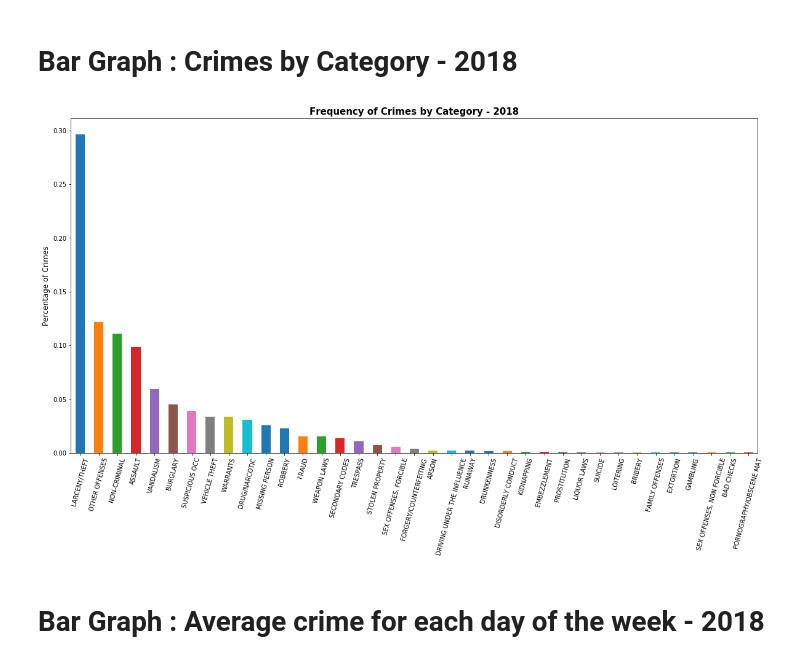
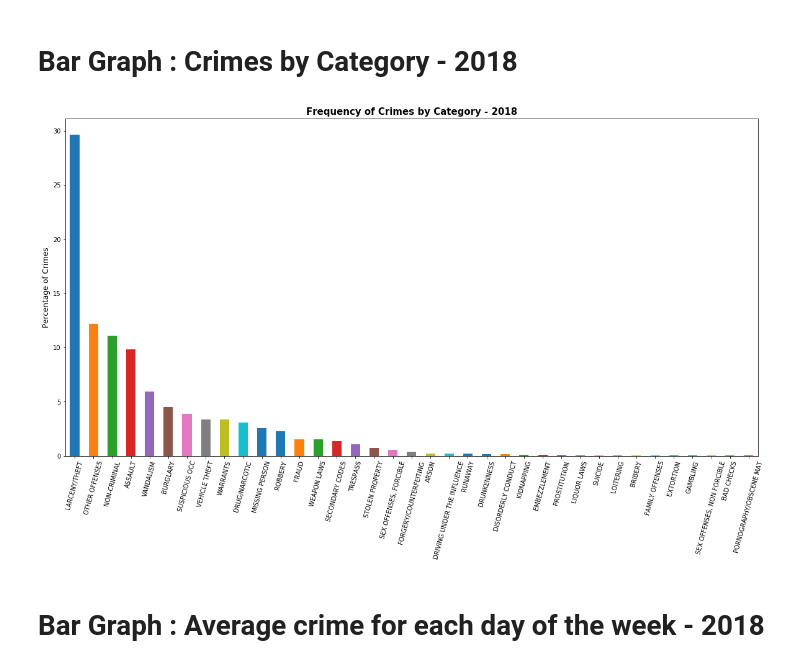
Before and after one commit to mitrapiya25/SF-Crime-Analysis, a Jupyter notebook: Code/Crime_SF_Main.ipynb, the cells around one changed output. Drawn from its saved outputs; the diff is of its cells as text; code cells hidden in the pictures.

```diff
--- a/Code/Crime_SF_Main.ipynb
+++ b/Code/Crime_SF_Main.ipynb
@@ -371,19 +371,19 @@ plt.show()
 # %%
 # Percentage of crime per category
 
 Category_crimes_2018_df = pd.DataFrame(crime_data_2018_DF.Category.value_counts())
 
 
-Category_crimes_2018_df["Percentage"] = Category_crimes_2018_df["Category"]/Category_crimes_2018_df["Category"].sum()
+Category_crimes_2018_df["Percentage"] = (Category_crimes_2018_df["Category"]/Category_crimes_2018_df["Category"].sum())*100
 
 fig = Category_crimes_2018_df["Percentage"].plot(kind="bar", figsize = (20,10), rot=75)
 
 fig.set_title("Frequency of Crimes by Category - 2018", fontsize=15, weight = "bold")
 fig.set_ylabel("Percentage of Crimes", fontsize=12)
 plt.savefig('../plot/perc_crime_category_2018.png')
 plt.show()
 # %% [output]
-[figure, old version]
+[figure, new version]
 # %% [markdown]
 # Bar Graph : Average crime for each day of the week - 2018
 # %%
```
Also changed, not shown: parts of 2 cells of this notebook, 2 other files.
